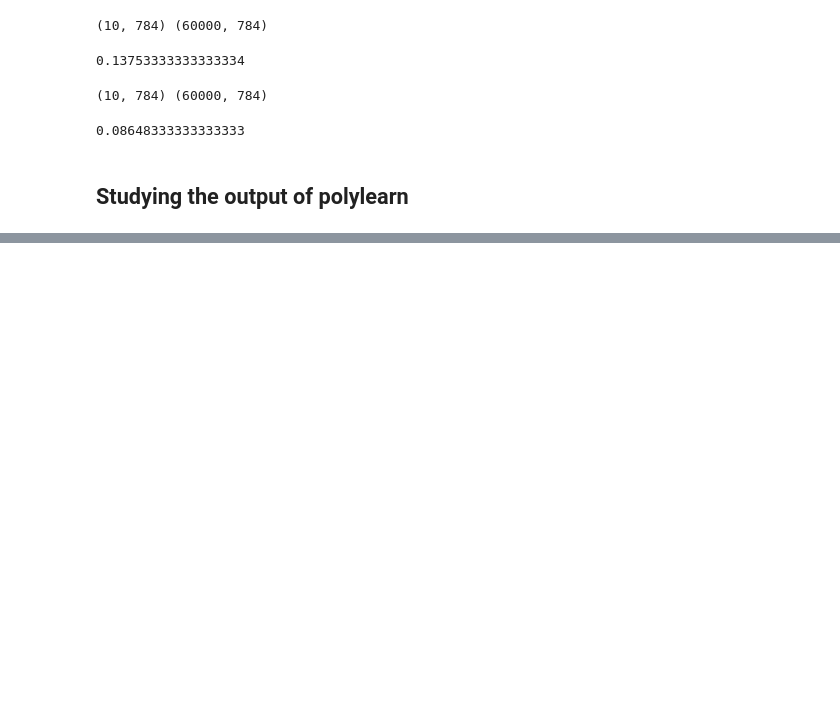
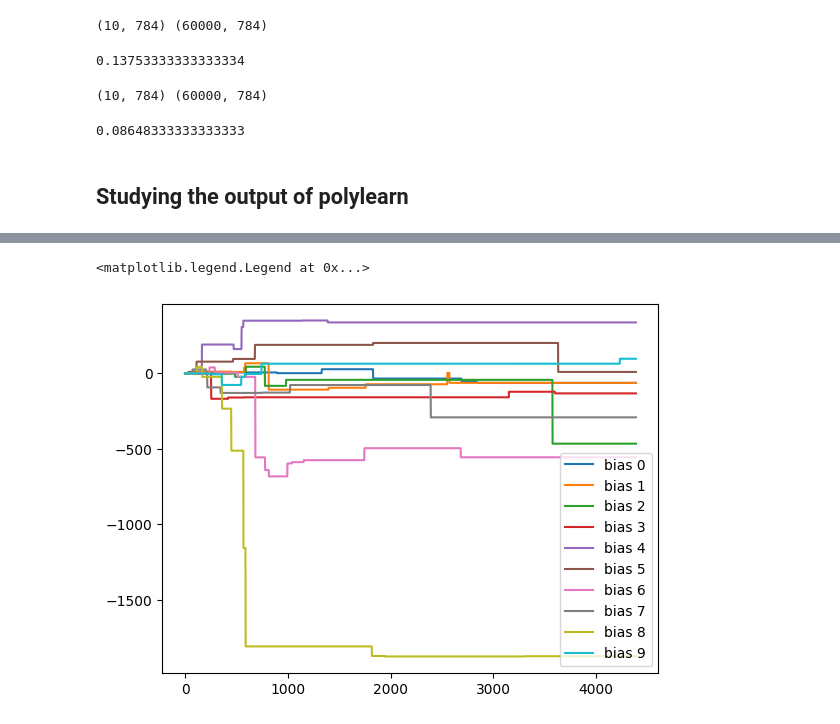
Before and after one commit to aurelienwaite/reverse_search_experiments, a Jupyter notebook: mnist/mnist.ipynb, the cells around one changed output, grey strips where cells are left out. Saved outputs shown, nothing was run; the diff lists cells and outputs as text; code cells hidden in the pictures; blank space fills up the shorter version.

```diff
--- a/mnist/mnist.ipynb
+++ b/mnist/mnist.ipynb
@@ -338,3 +318,12 @@ plot_params(bin_widths[-1])
+# %%
+for i in range(num_classes):
+    bias = learnt_params[:, i * (img_size + 1) + img_size]
+    plt.plot(bias, label=f"bias {i}")
+
+plt.legend(loc="lower right")
+# %% [output]
+<matplotlib.legend.Legend at 0x...>
+[figure, added]
 # %%
 def plot_exp(exp_name):
     with open(f"{exp_name}/log.txt") as log_file:
```
Also changed, not shown: parts of 13 cells of this notebook, 2 other files.
